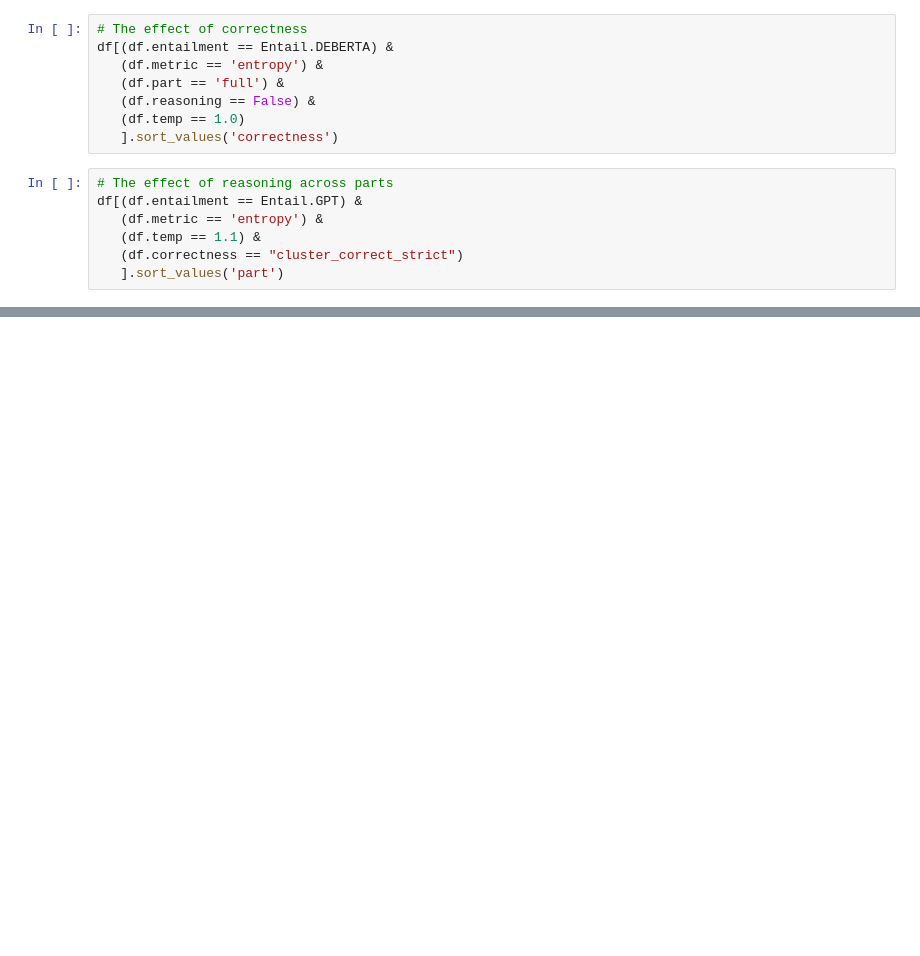
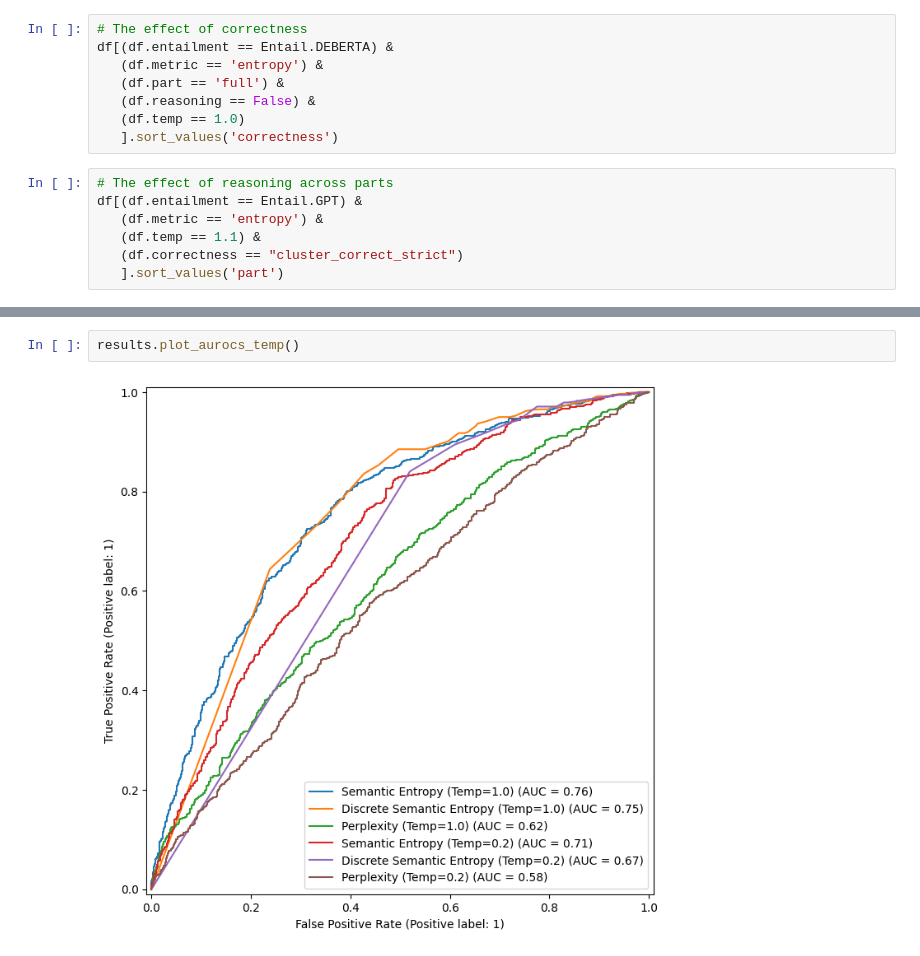
Before and after one commit to jahanpd/mrcog_llm_uncertainty, a Jupyter notebook: results.ipynb, the cells around one changed output, grey strips where cells are left out. Cells and saved outputs as stored; diff of their text form; blank space fills up the shorter version.

```diff
--- a/results.ipynb
+++ b/results.ipynb
@@ -82,0 +248,4 @@ results.plot_aurocs_metrics_standard("AUROC (temp=1;LLM entailment;no reasoning)
+# %%
+results.plot_aurocs_temp()
+# %% [output]
+[figure, added]
```
Also changed, not shown: parts of 21 cells of this notebook, 21 other files.
